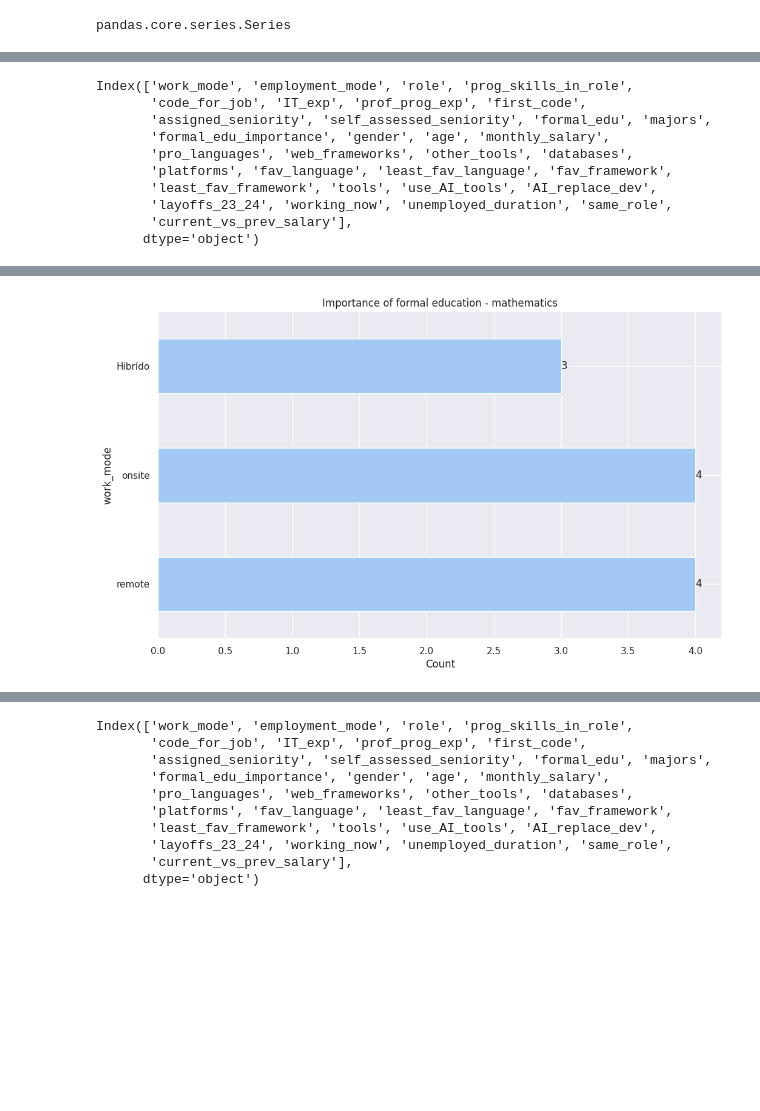
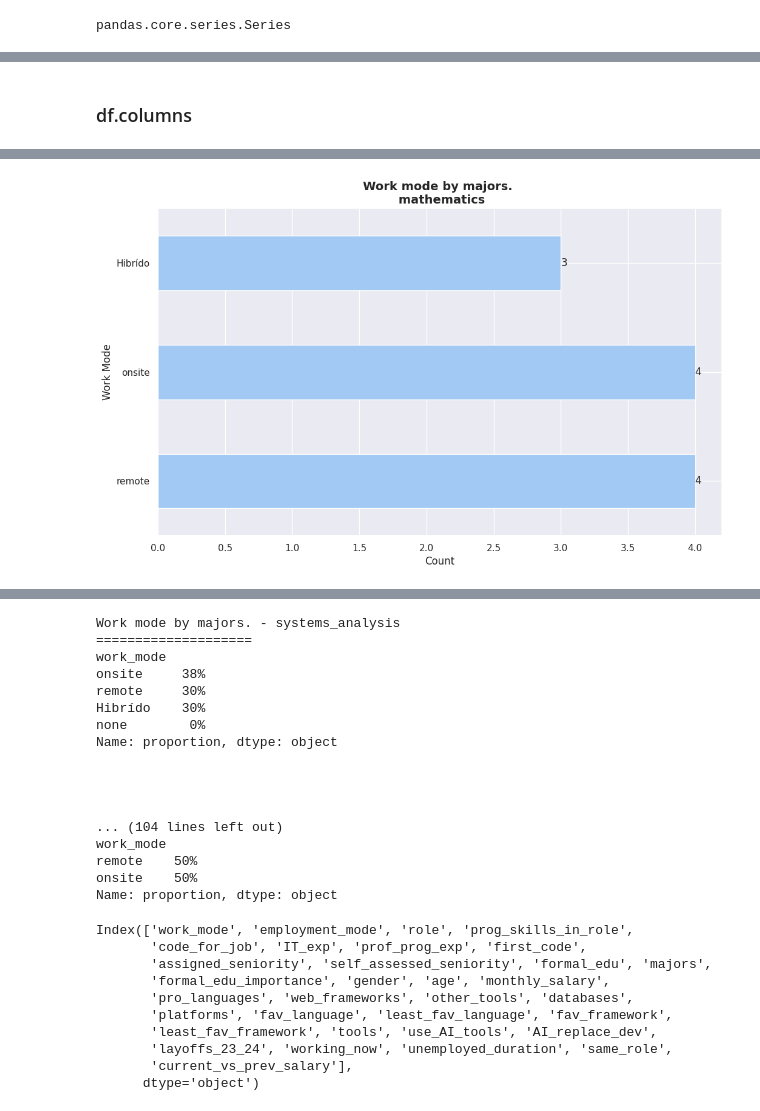
Before and after one commit to TorrezMN/Enc.-Devs-2024-Py, a Jupyter notebook: notebooks/educacion.ipynb, the cells around one changed output, grey strips where cells are left out. Cells and saved outputs as stored; diff of their text form; code cells hidden in the pictures; blank space fills up the shorter version.

```diff
--- a/notebooks/educacion.ipynb
+++ b/notebooks/educacion.ipynb
@@ -108,16 +138,5 @@ chart_unique_values(df, "majors", "monthly_salary")
-# %%
-df.columns
-# %% [output]
-Index(['work_mode', 'employment_mode', 'role', 'prog_skills_in_role',
-       'code_for_job', 'IT_exp', 'prof_prog_exp', 'first_code',
-       'assigned_seniority', 'self_assessed_seniority', 'formal_edu', 'majors',
-       'formal_edu_importance', 'gender', 'age', 'monthly_salary',
-       'pro_languages', 'web_frameworks', 'other_tools', 'databases',
-       'platforms', 'fav_language', 'least_fav_language', 'fav_framework',
-       'least_fav_framework', 'tools', 'use_AI_tools', 'AI_replace_dev',
-       'layoffs_23_24', 'working_now', 'unemployed_duration', 'same_role',
-       'current_vs_prev_salary'],
-      dtype='object')
+# %% [markdown]
+### df.columns
 # %%
-chart_unique_values(df, "majors", "work_mode")
+barh_chart_unique_values(df, "majors", "work_mode", "Work mode by majors.", "Work Mode")
 # %% [output]
@@ -129 +148 @@ chart_unique_values(df, "majors", "work_mode")
-[figure, old version]
+[figure, new version]
@@ -135,3 +154,25 @@ chart_unique_values(df, "majors", "work_mode")
+# %%
+print_unique_normalized_values_by_group(
+    df, "majors", "work_mode", "Work mode by majors."
+)
+# %% [output]
+Work mode by majors. - systems_analysis
+====================
+work_mode
+onsite     38%
+remote     30%
+Hibrído    30%
+none        0%
+Name: proportion, dtype: object
+
+
+
+
+... (104 lines left out)
+work_mode
+remote    50%
+onsite    50%
+Name: proportion, dtype: object
 # %%
 df.columns
 # %% [output]
```
Also changed, not shown: parts of 11 cells of this notebook, 2 other files.
